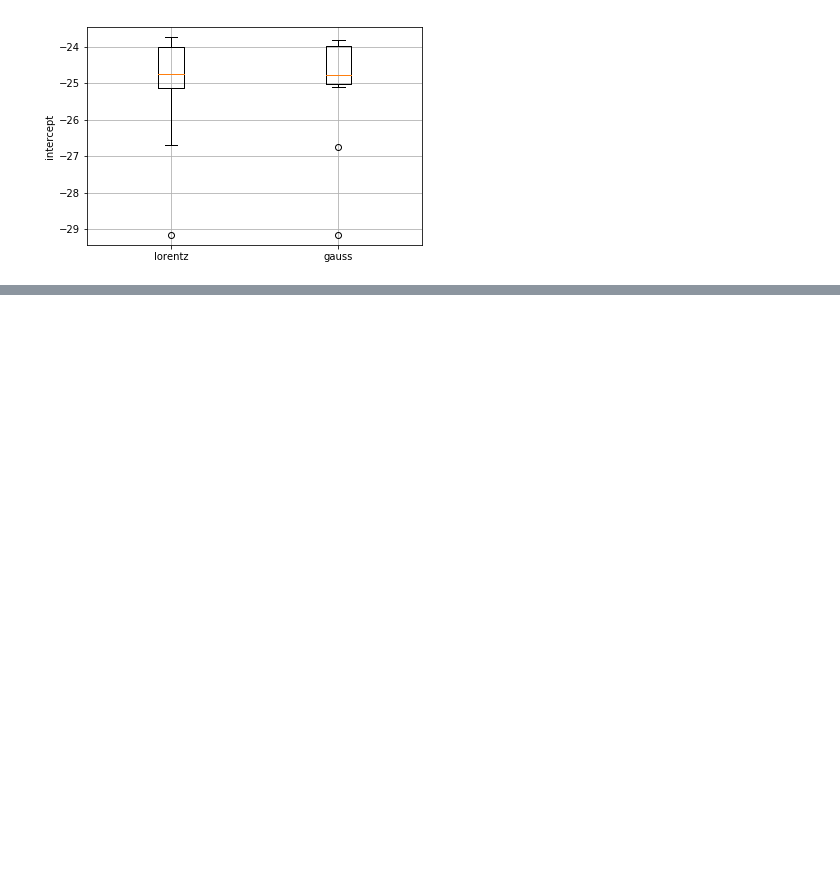
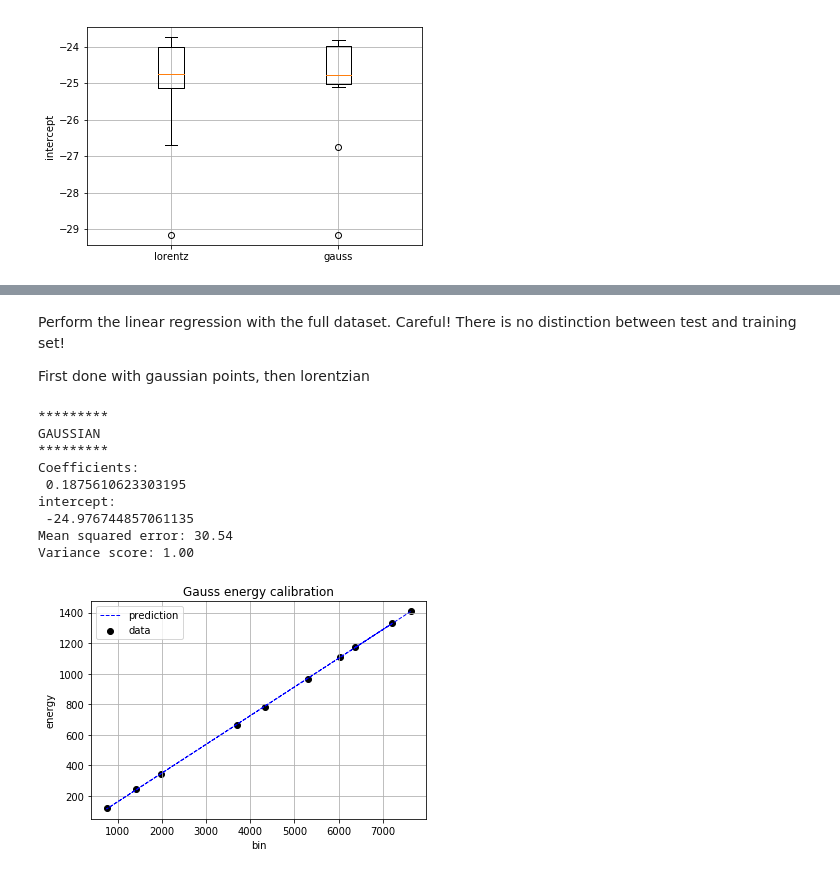
Before and after one commit to kromerh/phd_python, a Jupyter notebook: 07.IndiumActivation/07.Indium.01.Calibration.ipynb, the cells around one changed output, grey strips where cells are left out. Cells and saved outputs as stored; diff of their text form; code cells hidden in the pictures; blank space fills up the shorter version.

```diff
--- a/07.IndiumActivation/07.Indium.01.Calibration.ipynb
+++ b/07.IndiumActivation/07.Indium.01.Calibration.ipynb
@@ -587,0 +637,56 @@ NameError: name 'residuals_lorentz' is not defined
+# %% [markdown]
+Perform the linear regression with the full dataset. Careful! There is no distinction between test and training set!
+
+First done with gaussian points, then lorentzian
+# %%
+print('*********')
+print('GAUSSIAN')
+print('*********')
+
+X = df_peaks['x0_gauss'].values
+y = df_peaks['energy'].values
+
+X = X.reshape(-1, 1)
+# Train the model using the training sets
+regr.fit(X, y)
+
+# Make predictions using the testing set
+y_pred = regr.predict(X)
+
+# The coefficients
+intercept = regr.intercept_
+slope = regr.coef_[0]
+print('Coefficients: \n', slope)
+print('intercept: \n', intercept)
+
+# The mean squared error
+print("Mean squared error: %.2f"
+      % mean_squared_error(y, y_pred))
+# Explained variance score: 1 is perfect prediction
+print('Variance score: %.2f' % r2_score(y, y_pred))
+
+# Plot outputs
+# Plot outputs
+plt.scatter(X, y,  color='black', label='data')
+plt.plot(X, y_pred, color='blue', linewidth=1, linestyle='--', label='prediction')
+plt.title('Gauss energy calibration')
+plt.grid()
+plt.xlabel('bin')
+plt.ylabel('energy')
+plt.legend()
+
+plt.savefig(f'{spectrum_folder}/energy_calibration.gauss.png', dpi=600)
+plt.show()
+intercept_gauss = intercept
+slope_gauss = slope
+# %% [output]
+*********
+GAUSSIAN
+*********
+Coefficients:
+ 0.1875610623303195
+intercept:
+ -24.976744857061135
+Mean squared error: 30.54
+Variance score: 1.00
+[figure, added]
```
Also changed, not shown: parts of 12 cells of this notebook, 1 other file.
